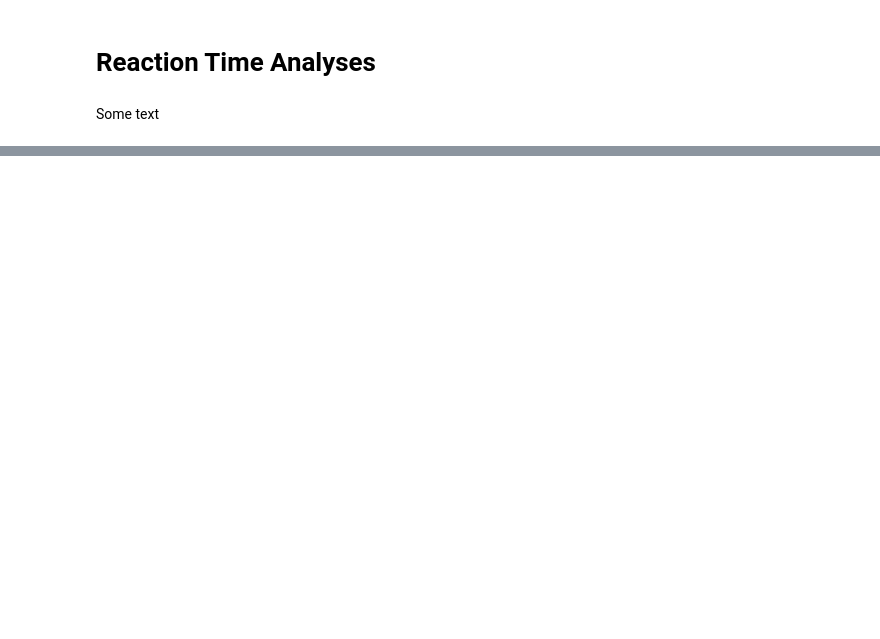
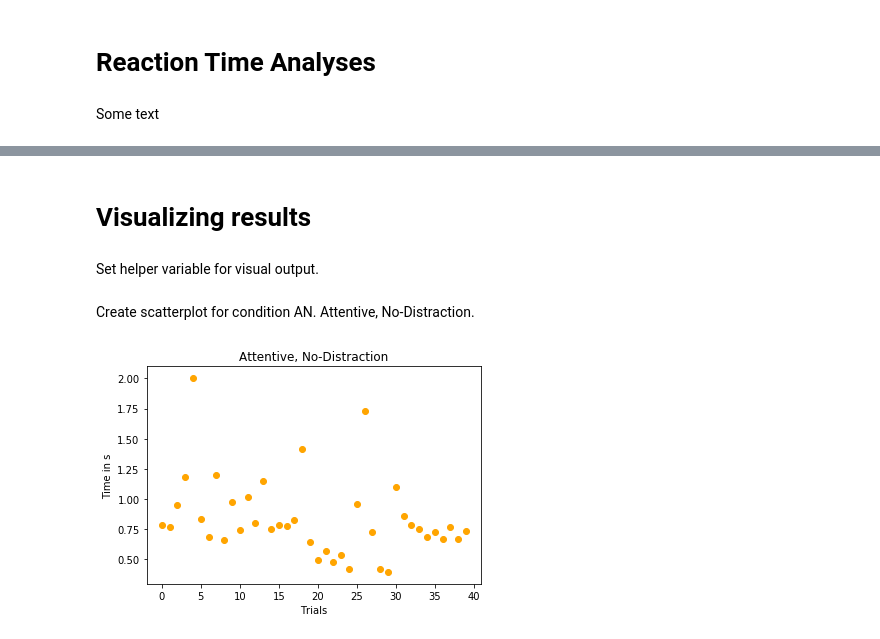
Before and after one commit to MaximilianKoegl/jupyterNotebookExercise, a Jupyter notebook: Untitled.ipynb, the cells around one changed output, grey strips where cells are left out. Drawn from its saved outputs; the diff is of its cells as text; code cells hidden in the pictures; blank space fills up the shorter version.

```diff
--- a/Untitled.ipynb
+++ b/Untitled.ipynb
@@ -103,0 +15,6 @@ show()
+# %%
+data = []
+an_condition = []
+ad_condition = []
+pn_condition = []
+pd_condition = []
@@ -103,0 +23,3 @@ show()
+# %%
+data = genfromtxt("reaction_test_results.csv", dtype=None,
+                  delimiter=",", names=True, encoding="UTF-8")
@@ -103,0 +29,29 @@ show()
+# %%
+for line in data:
+    if line[2] == 'A':
+        if line[3] == 'N':
+            an_condition.append(float(line[6]))
+        else:
+            ad_condition.append(float(line[6]))
+    else:
+        if line[3] == 'N':
+            pn_condition.append(float(line[6]))
+        else:
+            pd_condition.append(float(line[6]))
+# %% [markdown]
+# Visualizing results
+# %% [markdown]
+Set helper variable for visual output.
+# %%
+ID = range(len(an_condition))
+# %% [markdown]
+Create scatterplot for condition AN.
+Attentive, No-Distraction.
+# %%
+scatter(ID, an_condition, color = 'orange')
+title("Attentive, No-Distraction")
+ylabel("Time in s")
+xlabel("Trials")
+show()
+# %% [output]
+[figure, added]
```
Also changed, not shown: parts of 35 cells of this notebook, 1 other file.
